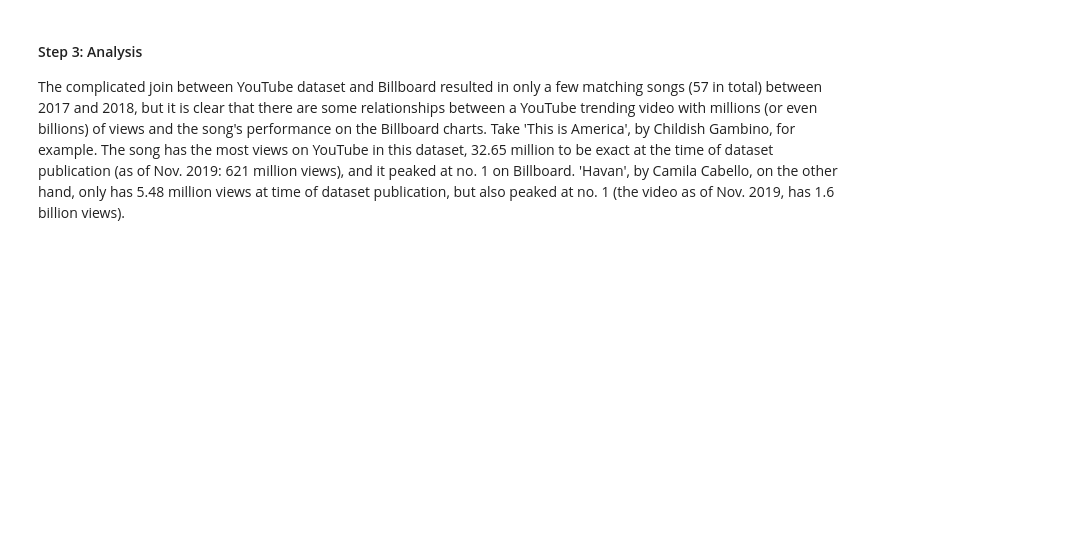
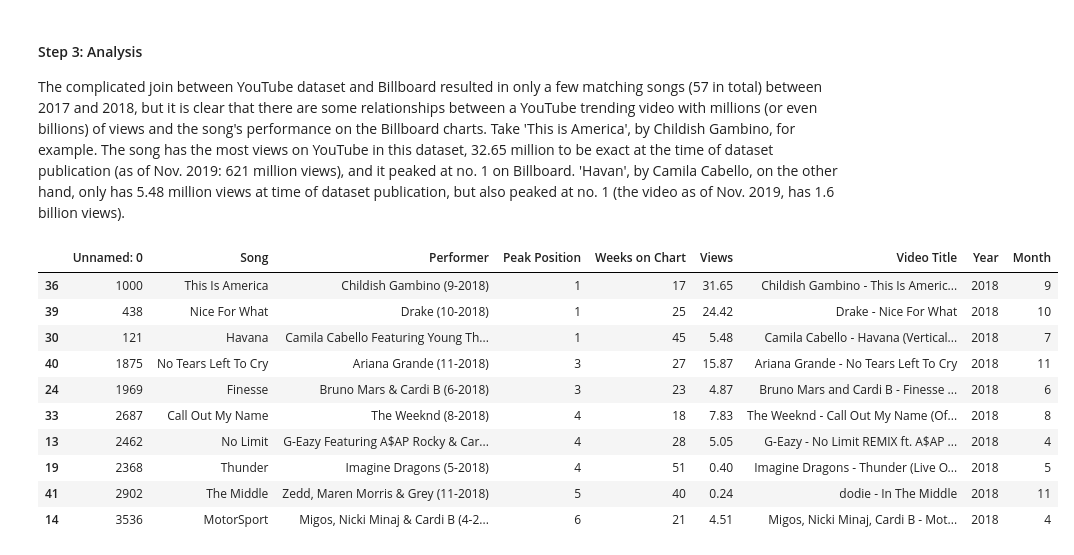
Before and after one commit to kfrankc/data512-final-project, a Jupyter notebook: analysis/analysis.ipynb, the cells around one changed output. Drawn from its saved outputs; the diff is of its cells as text; code cells hidden in the pictures; blank space fills up the shorter version.

```diff
--- a/analysis/analysis.ipynb
+++ b/analysis/analysis.ipynb
@@ -391,3 +460,18 @@ fig.show()
 #### Step 3: Analysis
 
 The complicated join between YouTube dataset and Billboard resulted in only a few matching songs (57 in total) between 2017 and 2018, but it is clear that there are some relationships between a YouTube trending video with millions (or even billions) of views and the song's performance on the Billboard charts. Take 'This is America', by Childish Gambino, for example. The song has the most views on YouTube in this dataset, 32.65 million to be exact at the time of dataset publication (as of Nov. 2019: 621 million views), and it peaked at no. 1 on Billboard. 'Havan', by Camila Cabello, on the other hand, only has 5.48 million views at time of dataset publication, but also peaked at no. 1 (the video as of Nov. 2019, has 1.6 billion views).
+# %%
+# extract the top 10 songs by popularity first, then relevance
+bboard_song_view.sort_values(['Peak Position', 'Views'], ascending=[True, False]).head(10)
+# %% [output]
+|  | Unnamed: 0 | Song | Performer | Peak Position | Weeks on Chart | Views | Video Title | Year | Month |
+| 36 | 1000 | This Is America | Childish Gambino (9-2018) | 1 | 17 | 31.65 | Childish Gambino - This Is Americ... | 2018 | 9 |
+| 39 | 438 | Nice For What | Drake (10-2018) | 1 | 25 | 24.42 | Drake - Nice For What | 2018 | 10 |
+| 30 | 121 | Havana | Camila Cabello Featuring Young Th... | 1 | 45 | 5.48 | Camila Cabello - Havana (Vertical... | 2018 | 7 |
+| 40 | 1875 | No Tears Left To Cry | Ariana Grande (11-2018) | 3 | 27 | 15.87 | Ariana Grande - No Tears Left To Cry | 2018 | 11 |
+| 24 | 1969 | Finesse | Bruno Mars & Cardi B (6-2018) | 3 | 23 | 4.87 | Bruno Mars and Cardi B - Finesse ... | 2018 | 6 |
+| 33 | 2687 | Call Out My Name | The Weeknd (8-2018) | 4 | 18 | 7.83 | The Weeknd - Call Out My Name (Of... | 2018 | 8 |
+| 13 | 2462 | No Limit | G-Eazy Featuring A$AP Rocky & Car... | 4 | 28 | 5.05 | G-Eazy - No Limit REMIX ft. A$AP ... | 2018 | 4 |
+| 19 | 2368 | Thunder | Imagine Dragons (5-2018) | 4 | 51 | 0.40 | Imagine Dragons - Thunder (Live O... | 2018 | 5 |
+| 41 | 2902 | The Middle | Zedd, Maren Morris & Grey (11-2018) | 5 | 40 | 0.24 | dodie - In The Middle | 2018 | 11 |
+| 14 | 3536 | MotorSport | Migos, Nicki Minaj & Cardi B (4-2... | 6 | 21 | 4.51 | Migos, Nicki Minaj, Cardi B - Mot... | 2018 | 4 |
```
Also changed, not shown: parts of 9 cells of this notebook.
